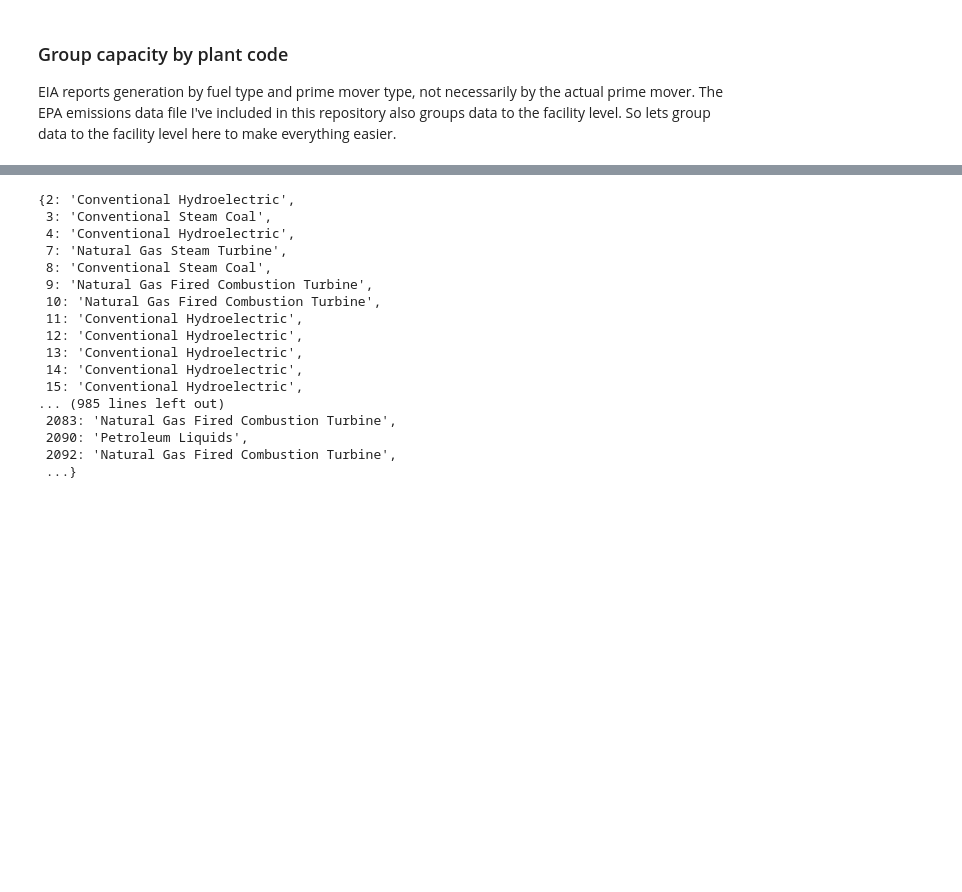
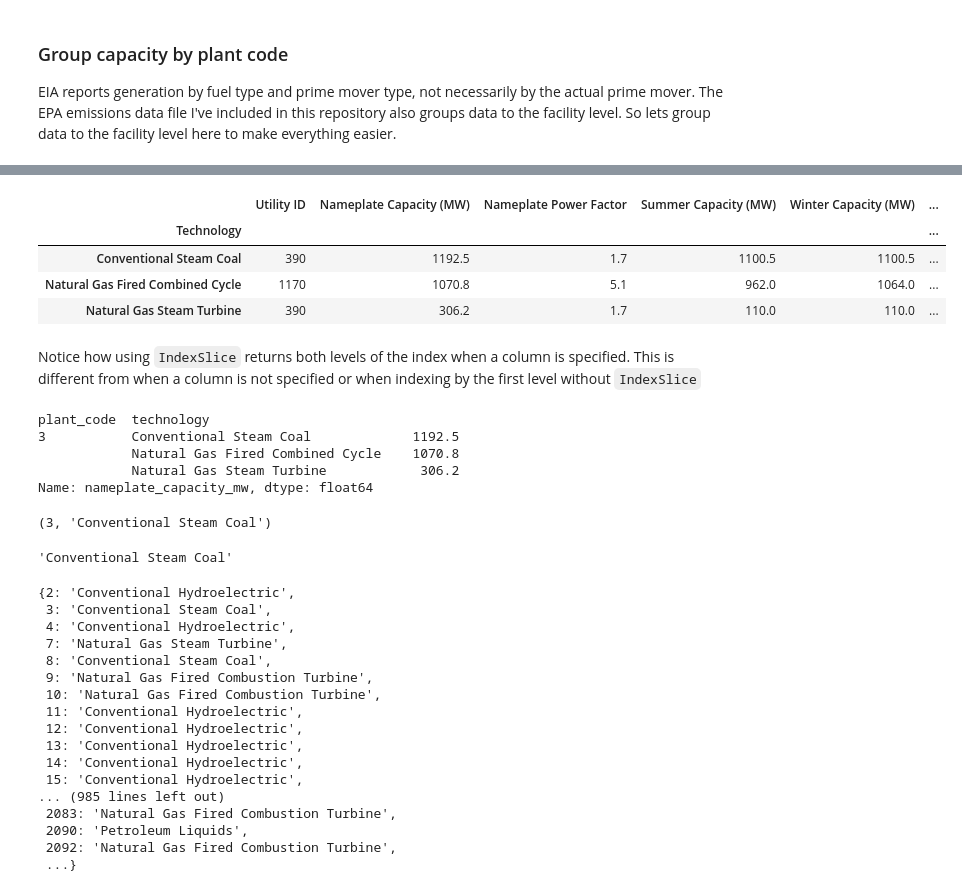
Before and after one commit to gschivley/python-data-analysis-class, a Jupyter notebook: notebooks/Pandas/2 - Explore file imports.ipynb, the cells around one changed output, grey strips where cells are left out. Saved outputs shown, nothing was run; the diff lists cells and outputs as text; code cells hidden in the pictures; blank space fills up the shorter version.

```diff
--- a/notebooks/Pandas/2 - Explore file imports.ipynb
+++ b/notebooks/Pandas/2 - Explore file imports.ipynb
@@ -374,3 +419,31 @@ sum_cap = capacity.groupby(['Plant Code', 'Technology']).sum()
+# %%
+idx = pd.IndexSlice
+sum_cap.loc[idx[3, :]]
+# %% [output]
+|  | Utility ID | Nameplate Capacity (MW) | Nameplate Power Factor | Summer Capacity (MW) | Winter Capacity (MW) | ... |
+| Technology |  |  |  |  |  | ... |
+| Conventional Steam Coal | 390 | 1192.5 | 1.7 | 1100.5 | 1100.5 | ... |
+| Natural Gas Fired Combined Cycle | 1170 | 1070.8 | 5.1 | 962.0 | 1064.0 | ... |
+| Natural Gas Steam Turbine | 390 | 306.2 | 1.7 | 110.0 | 110.0 | ... |
+# %% [markdown]
+Notice how using `IndexSlice` returns both levels of the index when a column is specified. This is different from when a column is not specified or when indexing by the first level without `IndexSlice`
+# %%
+idx = pd.IndexSlice
+sum_cap.loc[idx[3, :], 'nameplate_capacity_mw']
+# %% [output]
+plant_code  technology
+3           Conventional Steam Coal             1192.5
+            Natural Gas Fired Combined Cycle    1070.8
+            Natural Gas Steam Turbine            306.2
+Name: nameplate_capacity_mw, dtype: float64
+# %%
+sum_cap.loc[idx[3, :], 'nameplate_capacity_mw'].idxmax()
+# %% [output]
+(3, 'Conventional Steam Coal')
+# %%
+sum_cap.loc[3, 'nameplate_capacity_mw'].idxmax()
+# %% [output]
+'Conventional Steam Coal'
 # %%
 max_tech = {}
 
```
Also changed, not shown: parts of 19 cells of this notebook.
